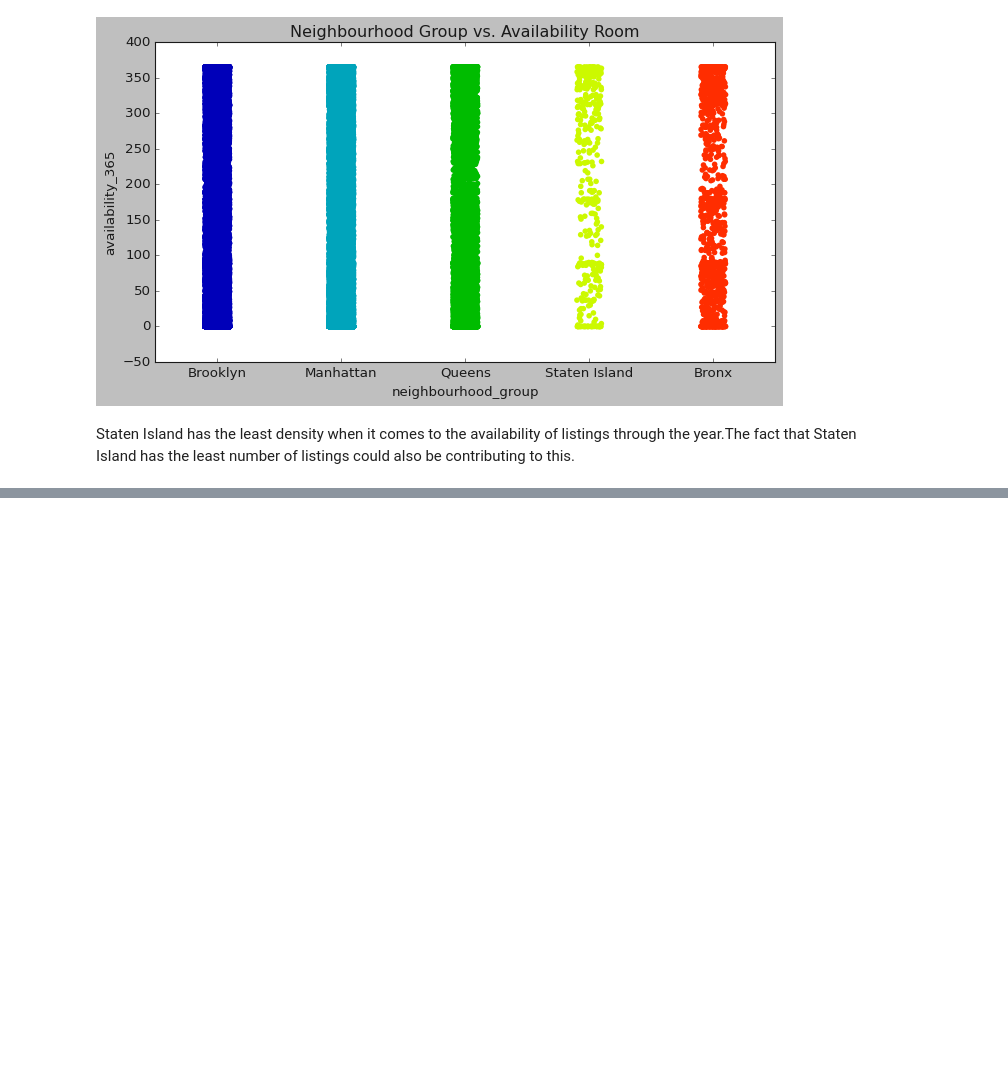
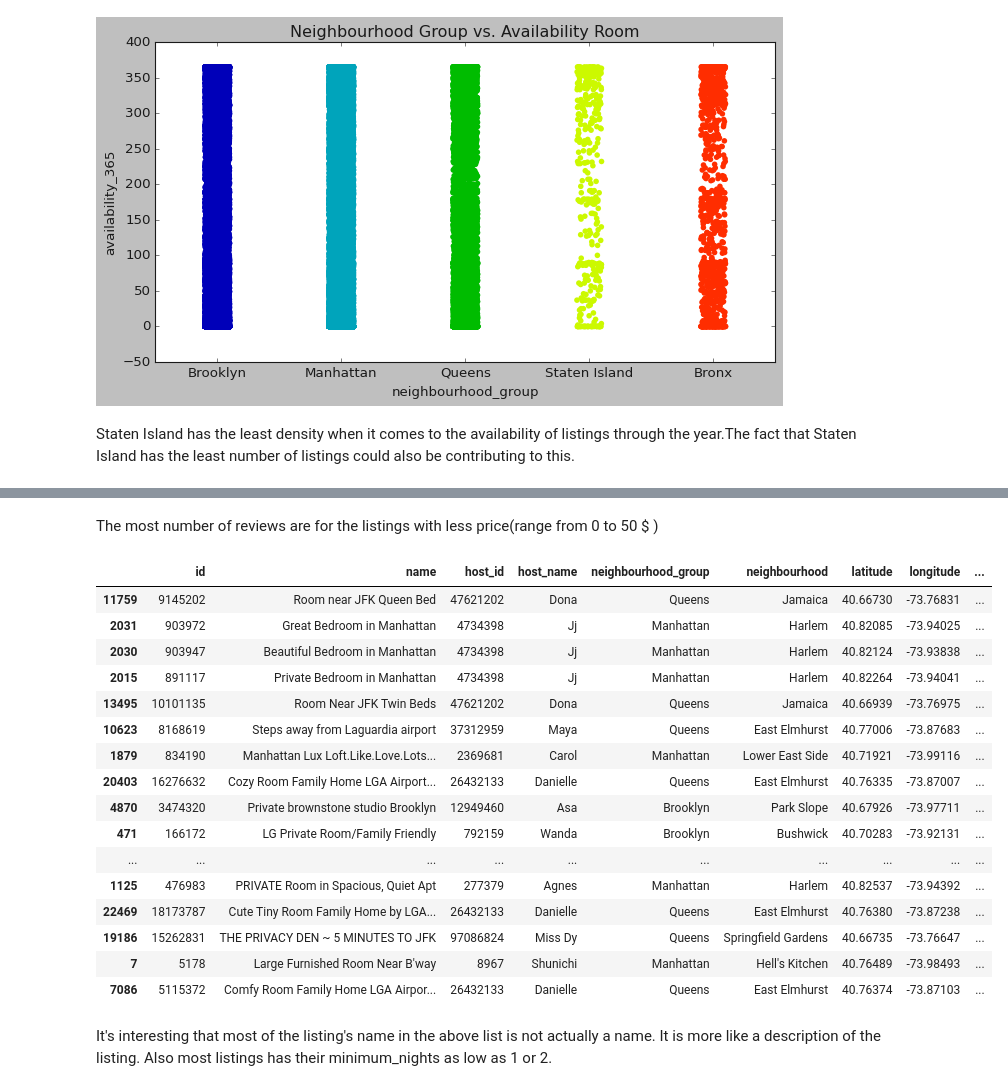
Before and after one commit to NayanaPradeep/Airbnb-Bookings-Analysis, a Jupyter notebook: Airbnb_Bookings_Analysis_Capstone_Project.ipynb, the cells around one changed output, grey strips where cells are left out. Saved outputs shown, nothing was run; the diff lists cells and outputs as text; code cells hidden in the pictures; blank space fills up the shorter version.

```diff
--- a/Airbnb_Bookings_Analysis_Capstone_Project.ipynb
+++ b/Airbnb_Bookings_Analysis_Capstone_Project.ipynb
@@ -487,0 +498,25 @@ plt_1.legend();
+# %% [markdown]
+The most number of reviews are for the listings with less price(range from 0 to 50 $ )
+# %%
+max_Reviews=airbnb_df.sort_values(by=['number_of_reviews'],ascending=False).head(25)
+max_Reviews
+# %% [output]
+|  | id | name | host_id | host_name | neighbourhood_group | neighbourhood | latitude | longitude | ... |
+| 11759 | 9145202 | Room near JFK Queen Bed | 47621202 | Dona | Queens | Jamaica | 40.66730 | -73.76831 | ... |
+| 2031 | 903972 | Great Bedroom in Manhattan | 4734398 | Jj | Manhattan | Harlem | 40.82085 | -73.94025 | ... |
+| 2030 | 903947 | Beautiful Bedroom in Manhattan | 4734398 | Jj | Manhattan | Harlem | 40.82124 | -73.93838 | ... |
+| 2015 | 891117 | Private Bedroom in Manhattan | 4734398 | Jj | Manhattan | Harlem | 40.82264 | -73.94041 | ... |
+| 13495 | 10101135 | Room Near JFK Twin Beds | 47621202 | Dona | Queens | Jamaica | 40.66939 | -73.76975 | ... |
+| 10623 | 8168619 | Steps away from Laguardia airport | 37312959 | Maya | Queens | East Elmhurst | 40.77006 | -73.87683 | ... |
+| 1879 | 834190 | Manhattan Lux Loft.Like.Love.Lots... | 2369681 | Carol | Manhattan | Lower East Side | 40.71921 | -73.99116 | ... |
+| 20403 | 16276632 | Cozy Room Family Home LGA Airport... | 26432133 | Danielle | Queens | East Elmhurst | 40.76335 | -73.87007 | ... |
+| 4870 | 3474320 | Private brownstone studio Brooklyn | 12949460 | Asa | Brooklyn | Park Slope | 40.67926 | -73.97711 | ... |
+| 471 | 166172 | LG Private Room/Family Friendly | 792159 | Wanda | Brooklyn | Bushwick | 40.70283 | -73.92131 | ... |
+| ... | ... | ... | ... | ... | ... | ... | ... | ... | ... |
+| 1125 | 476983 | PRIVATE Room in Spacious, Quiet Apt | 277379 | Agnes | Manhattan | Harlem | 40.82537 | -73.94392 | ... |
+| 22469 | 18173787 | Cute Tiny Room Family Home by LGA... | 26432133 | Danielle | Queens | East Elmhurst | 40.76380 | -73.87238 | ... |
+| 19186 | 15262831 | THE PRIVACY DEN ~ 5 MINUTES TO JFK | 97086824 | Miss Dy | Queens | Springfield Gardens | 40.66735 | -73.76647 | ... |
+| 7 | 5178 | Large Furnished Room Near B'way | 8967 | Shunichi | Manhattan | Hell's Kitchen | 40.76489 | -73.98493 | ... |
+| 7086 | 5115372 | Comfy Room Family Home LGA Airpor... | 26432133 | Danielle | Queens | East Elmhurst | 40.76374 | -73.87103 | ... |
+# %% [markdown]
+It's interesting that most of the listing's name in the above list is not actually a name. It is more like a description of the listing. Also most listings has their minimum_nights as low as 1 or 2.
```
Also changed, not shown: parts of 4 cells of this notebook.
